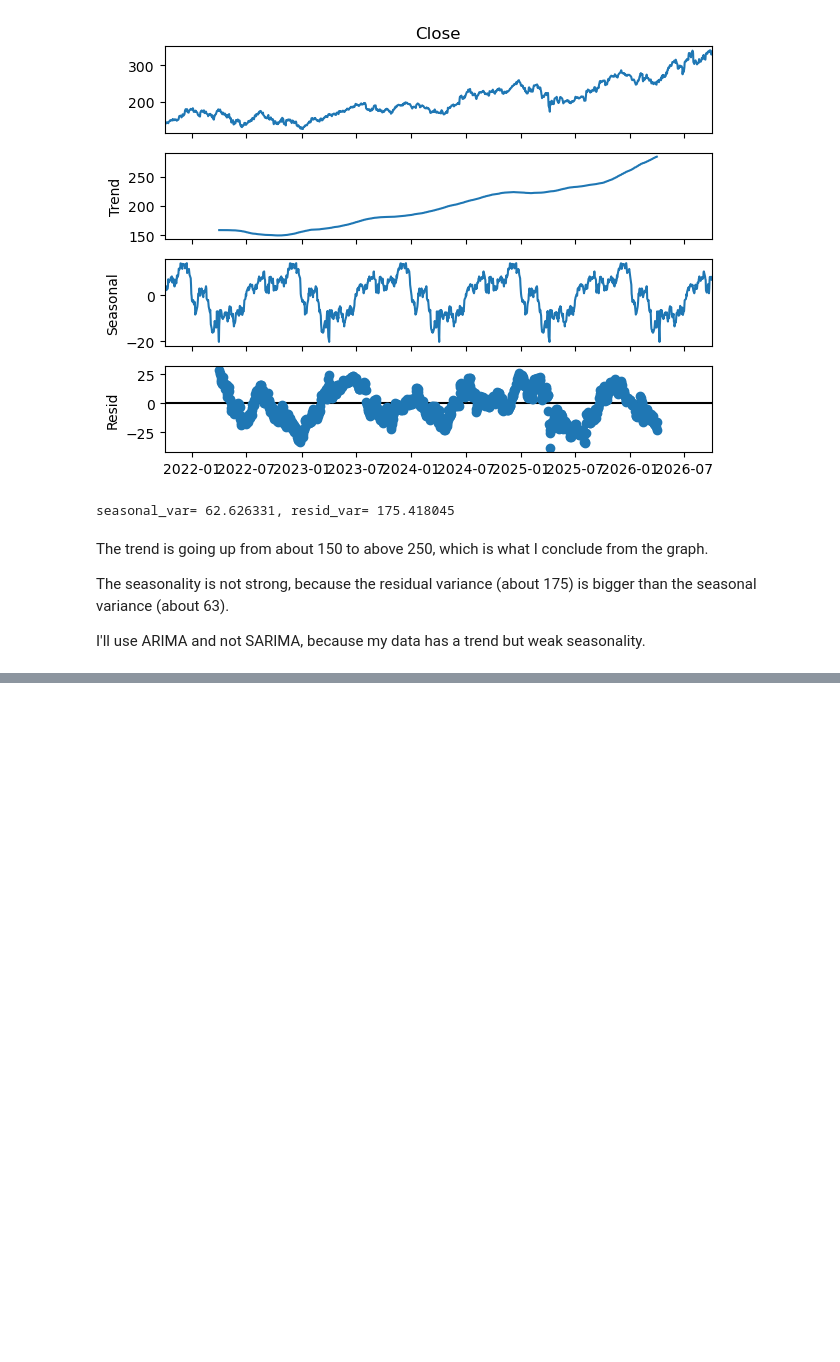
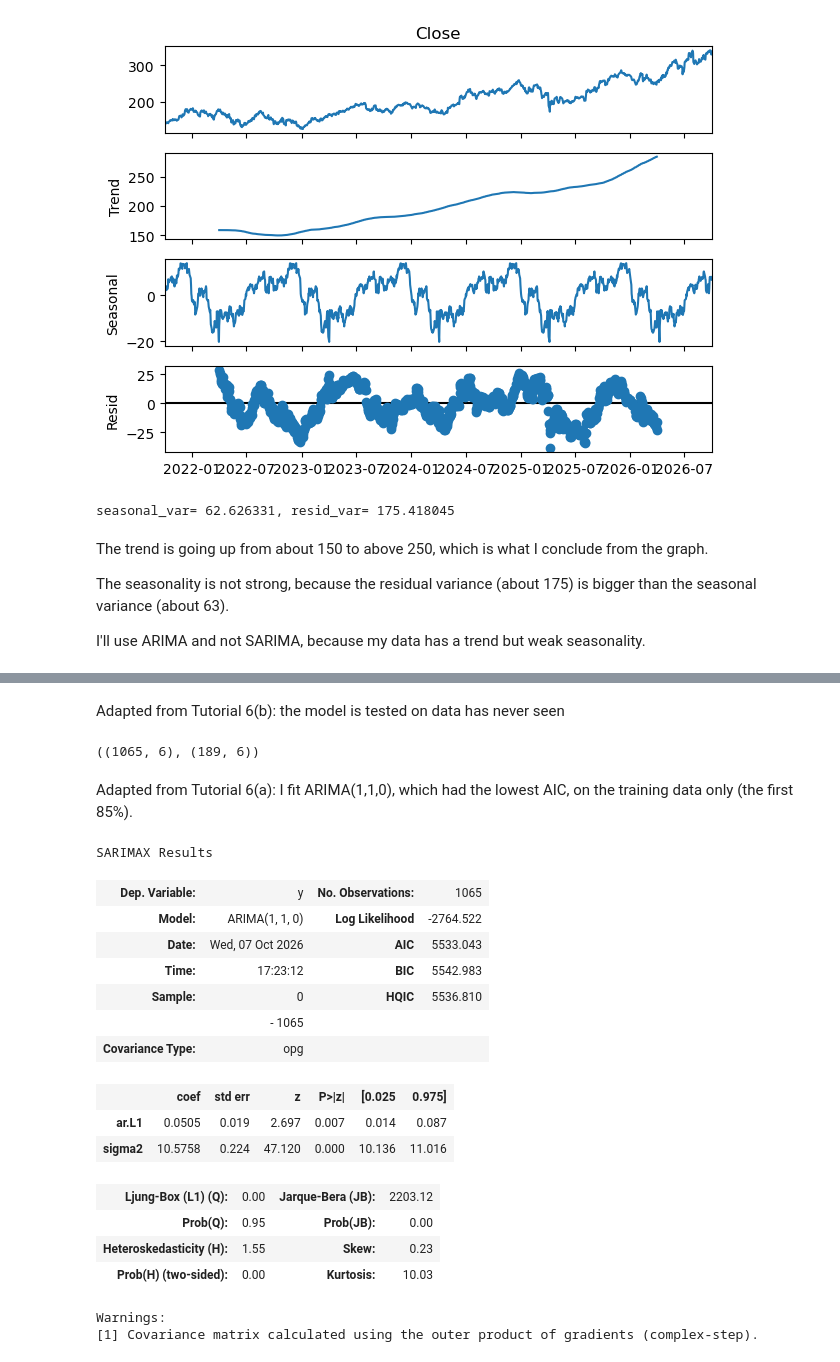
Before and after one commit to achbahri/CA1-2026167-machine, a Jupyter notebook: CA1_Achraf_Bahri_2026167.ipynb, the cells around one changed output, grey strips where cells are left out. Drawn from its saved outputs; the diff is of its cells as text; code cells hidden in the pictures; blank space fills up the shorter version.

```diff
--- a/CA1_Achraf_Bahri_2026167.ipynb
+++ b/CA1_Achraf_Bahri_2026167.ipynb
@@ -232,0 +279,41 @@ I'll use ARIMA and not SARIMA, because my data has a trend but weak seasonality.
+# %% [markdown]
+Adapted from Tutorial 6(b): the model is tested on data has never seen
+# %%
+# split the data into 85% for training and 15% for testing
+train = AAPL_df[:int(0.85 * (len(AAPL_df)))]
+test  = AAPL_df[int(0.85 * (len(AAPL_df))):]
+
+train.shape, test.shape
+# %% [output]
+((1065, 6), (189, 6))
+# %% [markdown]
+Adapted from Tutorial 6(a): I fit ARIMA(1,1,0), which had the lowest AIC, on the training data only (the first 85%).
+# %%
+# Declare and initialise an object 'arima_obj' by calling a method 'ARIMA()'
+arima_obj = ARIMA(train['Close'].tolist(), order = (1, 1, 0))
+
+# d = 1
+# Train the ARIMA model by calling a method fit()
+arima_obj_fit = arima_obj.fit()
+
+
+# Display the summary of the trained model
+arima_obj_fit.summary()
+# %% [output]
+SARIMAX Results
+| Dep. Variable: | y | No. Observations: | 1065 |
+| Model: | ARIMA(1, 1, 0) | Log Likelihood | -2764.522 |
+| Date: | Wed, 07 Oct 2026 | AIC | 5533.043 |
+| Time: | 17:23:12 | BIC | 5542.983 |
+| Sample: | 0 | HQIC | 5536.810 |
+|  | - 1065 |  |  |
+| Covariance Type: | opg |  |  |
+|  | coef | std err | z | P>|z| | [0.025 | 0.975] |
+| ar.L1 | 0.0505 | 0.019 | 2.697 | 0.007 | 0.014 | 0.087 |
+| sigma2 | 10.5758 | 0.224 | 47.120 | 0.000 | 10.136 | 11.016 |
+| Ljung-Box (L1) (Q): | 0.00 | Jarque-Bera (JB): | 2203.12 |
+| Prob(Q): | 0.95 | Prob(JB): | 0.00 |
+| Heteroskedasticity (H): | 1.55 | Skew: | 0.23 |
+| Prob(H) (two-sided): | 0.00 | Kurtosis: | 10.03 |
+Warnings:
+[1] Covariance matrix calculated using the outer product of gradients (complex-step).
```
Also changed, not shown: parts of 11 cells of this notebook.
